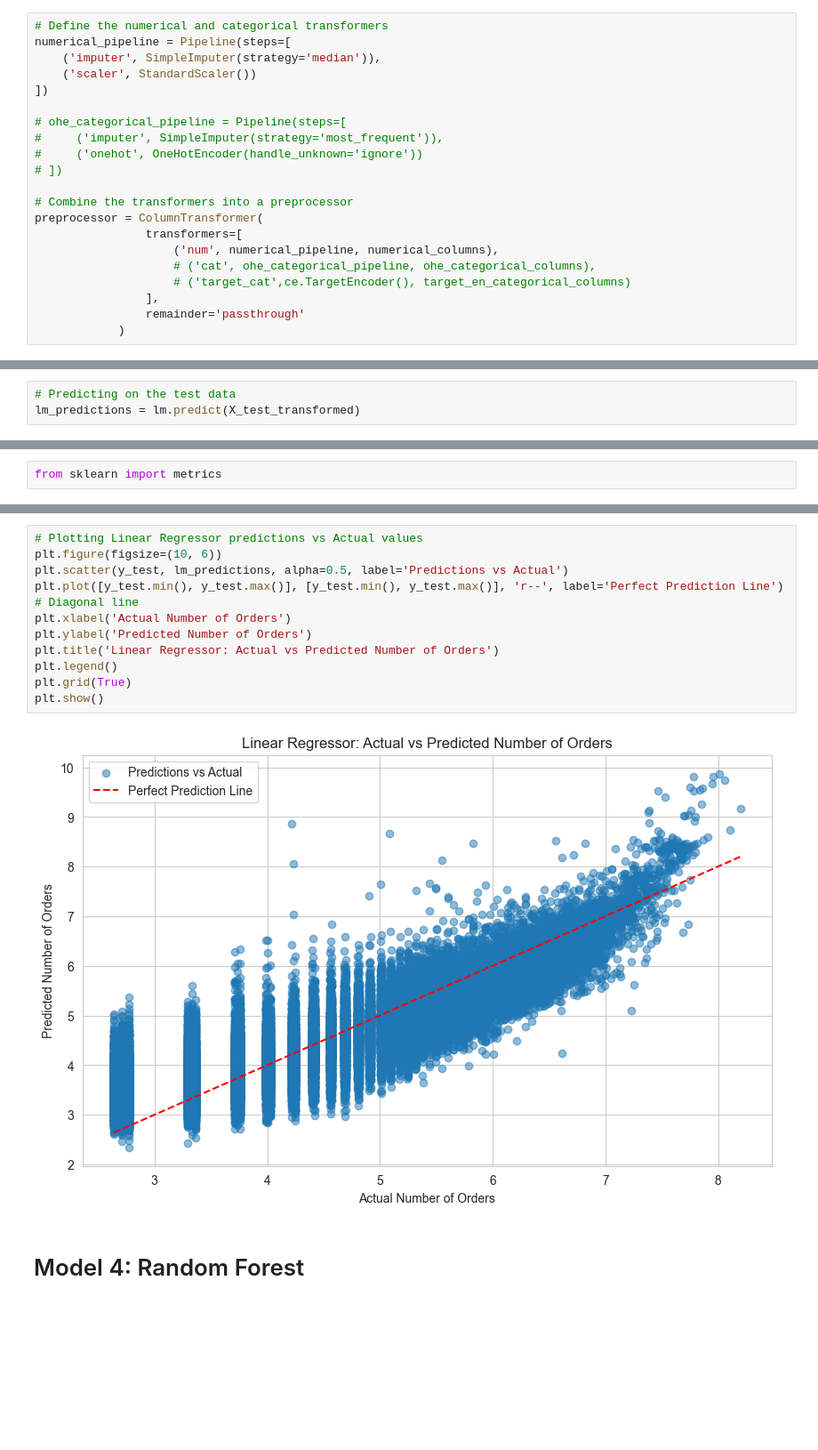
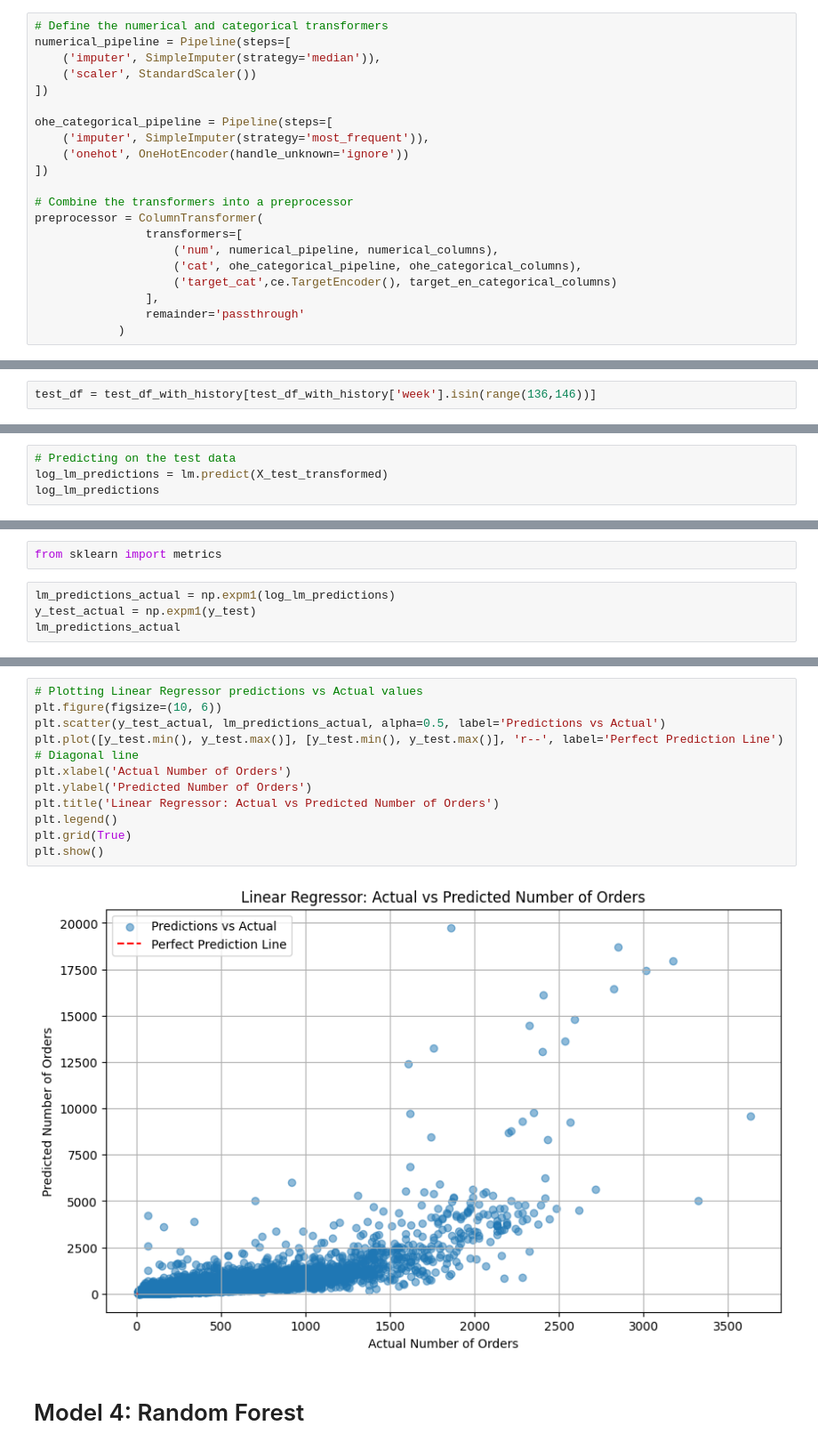
Before and after one commit to snarula31/End-to-end-Food-Demand-Prediction, a Jupyter notebook: notebook/Food_Demand_forecasting.ipynb, the cells around one changed output, grey strips where cells are left out. Shown at 89% size. Saved outputs shown, nothing was run; the diff lists cells and outputs as text; blank space fills up the shorter version.

```diff
--- a/notebook/Food_Demand_forecasting.ipynb
+++ b/notebook/Food_Demand_forecasting.ipynb
@@ -746,22 +794,24 @@ numerical_pipeline = Pipeline(steps=[
     ('scaler', StandardScaler())
 ])
 
-# ohe_categorical_pipeline = Pipeline(steps=[
-#     ('imputer', SimpleImputer(strategy='most_frequent')),
-#     ('onehot', OneHotEncoder(handle_unknown='ignore'))
-# ])
+ohe_categorical_pipeline = Pipeline(steps=[
+    ('imputer', SimpleImputer(strategy='most_frequent')),
+    ('onehot', OneHotEncoder(handle_unknown='ignore'))
+])
 
 # Combine the transformers into a preprocessor
 preprocessor = ColumnTransformer(
                 transformers=[
                     ('num', numerical_pipeline, numerical_columns),
-                    # ('cat', ohe_categorical_pipeline, ohe_categorical_columns),
-                    # ('target_cat',ce.TargetEncoder(), target_en_categorical_columns)
+                    ('cat', ohe_categorical_pipeline, ohe_categorical_columns),
+                    ('target_cat',ce.TargetEncoder(), target_en_categorical_columns)
                 ],
                 remainder='passthrough'
             )
 # %%
 # target_column = np.log1p(data['num_orders'])
+# %%
+test_df = test_df_with_history[test_df_with_history['week'].isin(range(136,146))]
 # %%
 # Prepare X_train, y_train, X_test, y_test
 X_train = train_df.drop(columns=['id','num_orders'], axis=1)
@@ -818,4 +873,5 @@ lm.fit(X_train_transformed, y_train)
 LinearRegression()
 # %%
 # Predicting on the test data
-lm_predictions = lm.predict(X_test_transformed)
+log_lm_predictions = lm.predict(X_test_transformed)
+log_lm_predictions
@@ -822,2 +881,6 @@ lm_predictions = lm.predict(X_test_transformed)
 # %%
 from sklearn import metrics
+# %%
+lm_predictions_actual = np.expm1(log_lm_predictions)
+y_test_actual = np.expm1(y_test)
+lm_predictions_actual
@@ -839,16 +905,16 @@ R2: 0.7413416693890426
 # %%
 # Plotting Linear Regressor predictions vs Actual values
 plt.figure(figsize=(10, 6))
-plt.scatter(y_test, lm_predictions, alpha=0.5, label='Predictions vs Actual')
+plt.scatter(y_test_actual, lm_predictions_actual, alpha=0.5, label='Predictions vs Actual')
 plt.plot([y_test.min(), y_test.max()], [y_test.min(), y_test.max()], 'r--', label='Perfect Prediction Line')  # Diagonal line
 plt.xlabel('Actual Number of Orders')
 plt.ylabel('Predicted Number of Orders')
 plt.title('Linear Regressor: Actual vs Predicted Number of Orders')
 plt.legend()
 plt.grid(True)
 plt.show()
 # %% [output]
-[figure, old version]
+[figure, new version]
 # %% [markdown]
 # Model 4: Random Forest
 # %%
```
Also changed, not shown: parts of 62 cells of this notebook, 20 other files.
